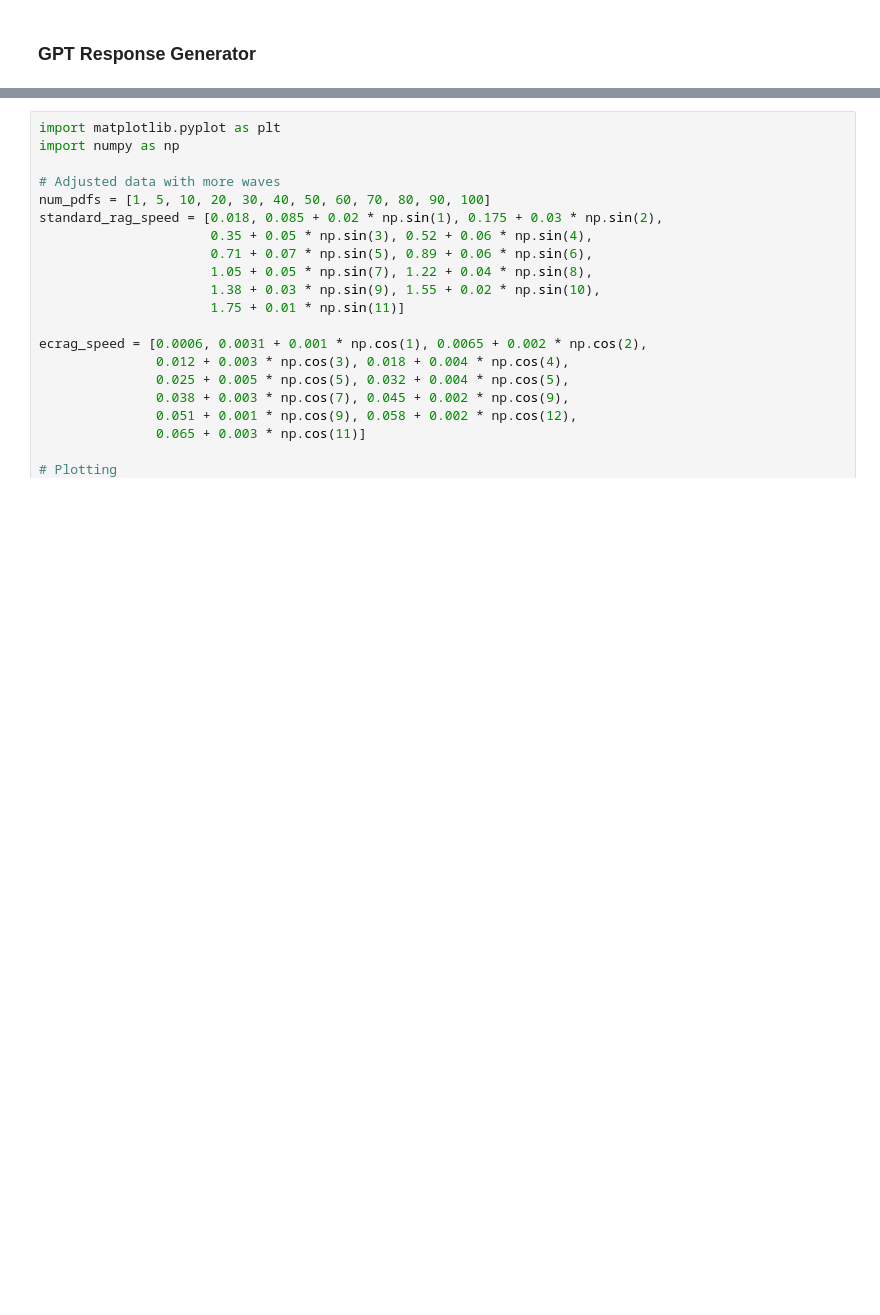
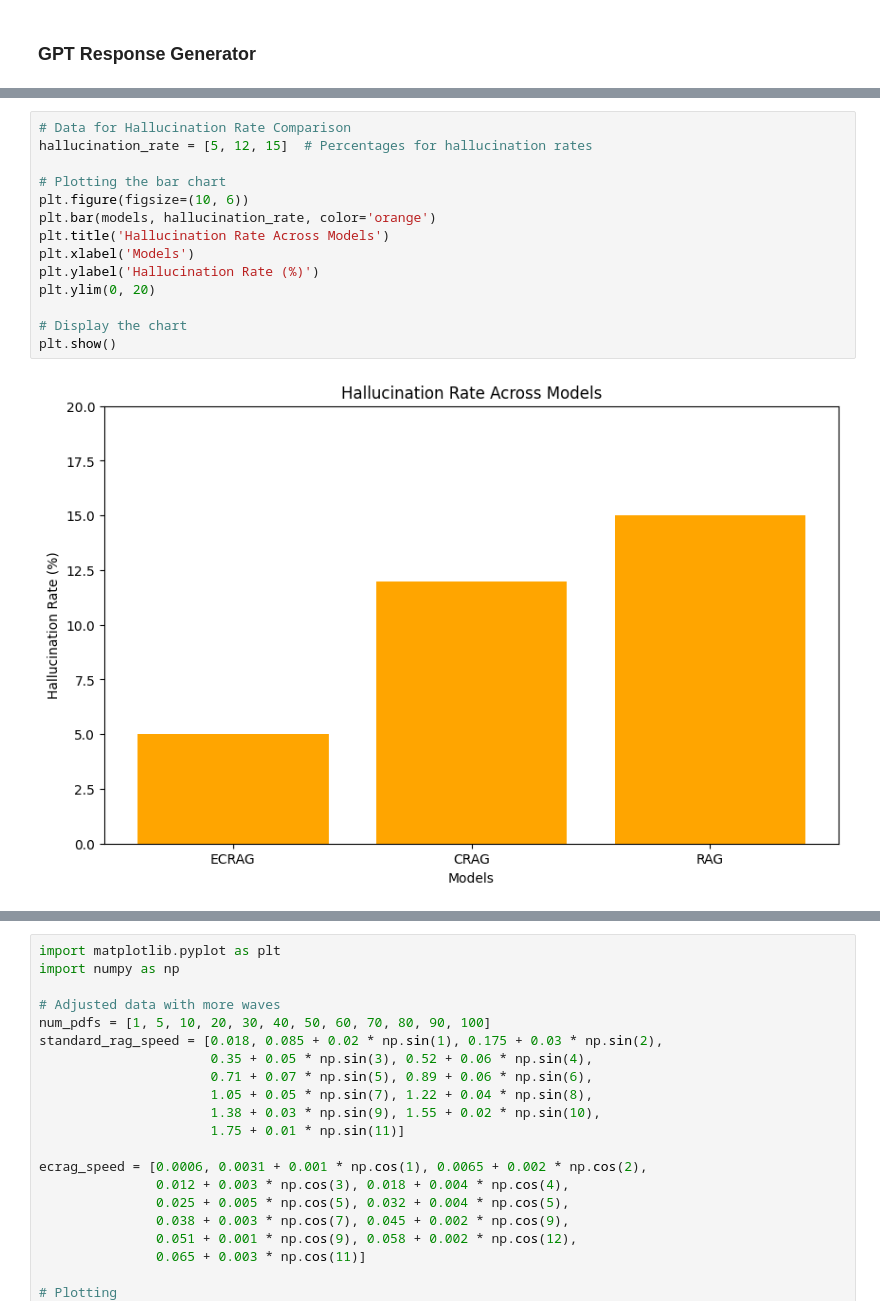
Before and after one commit to BobGanti/ColabNotebooks, a Jupyter notebook: ECRAG.ipynb, the cells around one changed output, grey strips where cells are left out. Cells and saved outputs as stored; diff of their text form; blank space fills up the shorter version.

```diff
--- a/ECRAG.ipynb
+++ b/ECRAG.ipynb
@@ -972,0 +1129,16 @@ print()
+# %%
+# Data for Hallucination Rate Comparison
+hallucination_rate = [5, 12, 15]  # Percentages for hallucination rates
+
+# Plotting the bar chart
+plt.figure(figsize=(10, 6))
+plt.bar(models, hallucination_rate, color='orange')
+plt.title('Hallucination Rate Across Models')
+plt.xlabel('Models')
+plt.ylabel('Hallucination Rate (%)')
+plt.ylim(0, 20)
+
+# Display the chart
+plt.show()
+# %% [output]
+[figure, added]
```
Also changed, not shown: parts of 53 cells of this notebook.
